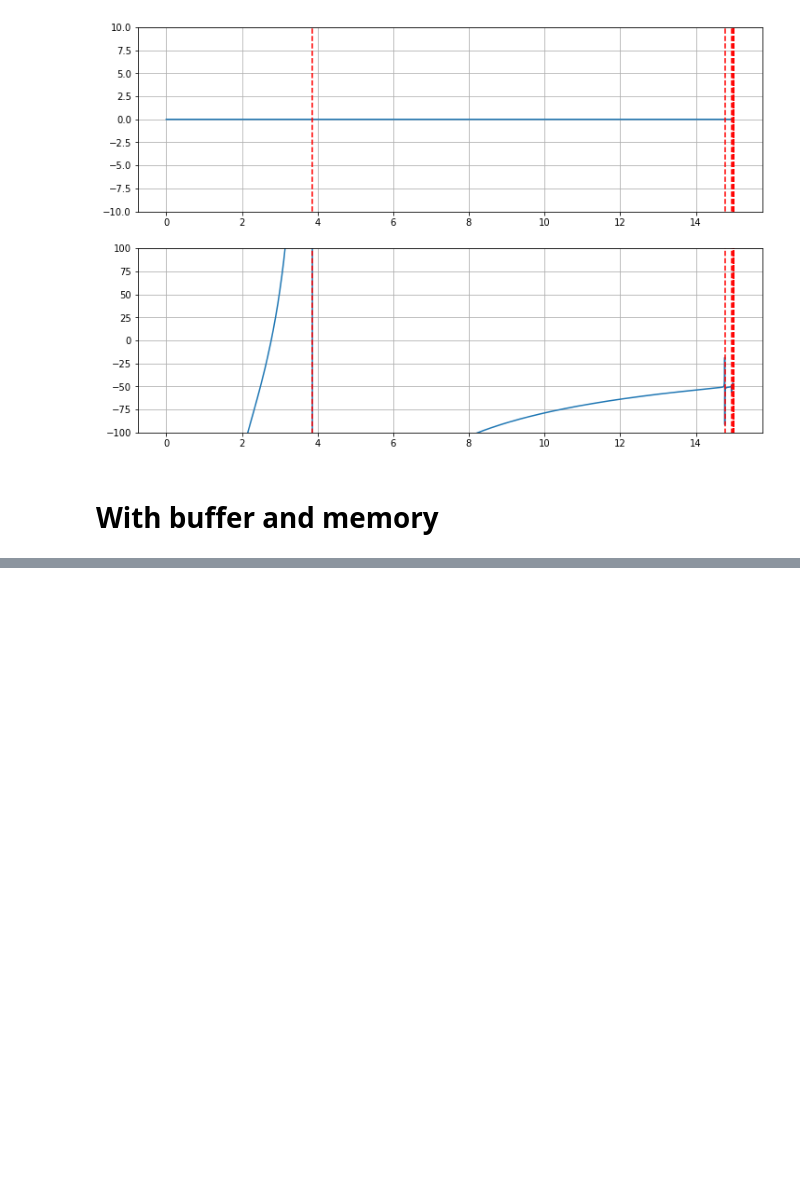
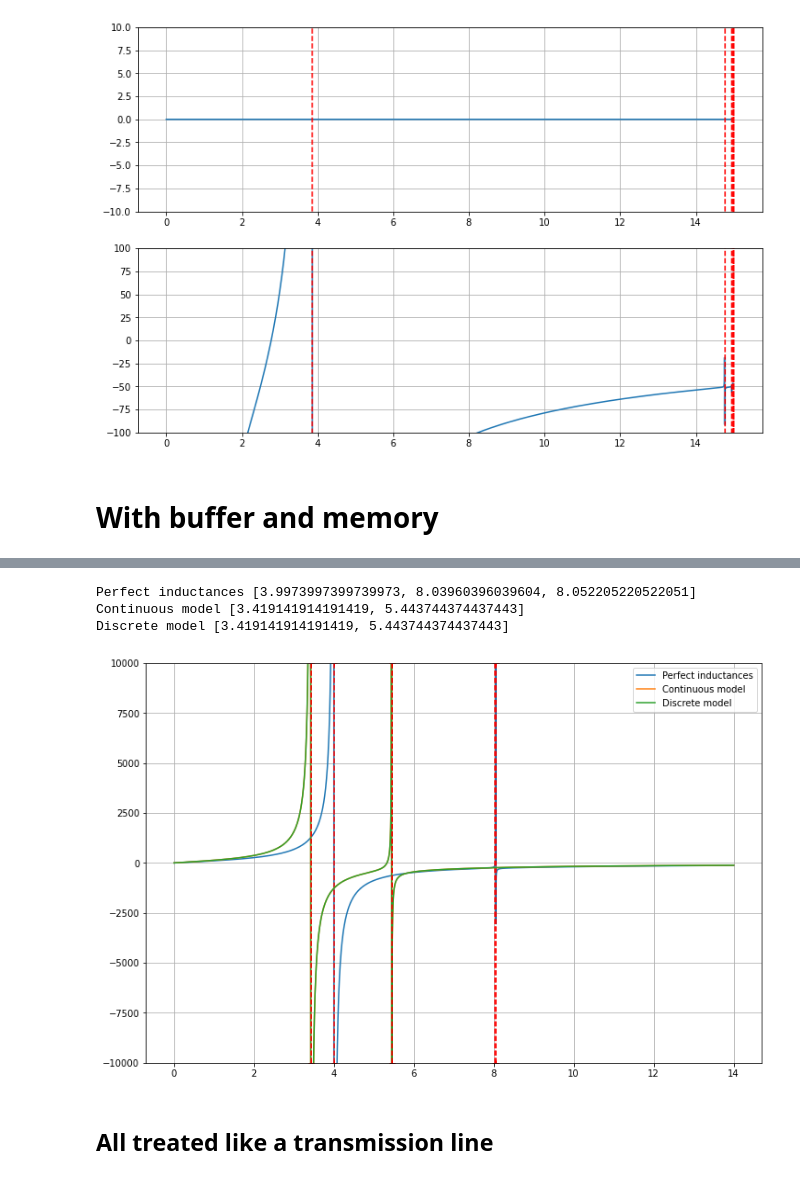
Before and after one commit to RemiRousseau/JJarray_formal, a Jupyter notebook: formal_lossy_3.ipynb, the cells around one changed output, grey strips where cells are left out. Cells and saved outputs as stored; diff of their text form; code cells hidden in the pictures; blank space fills up the shorter version.

```diff
--- a/formal_lossy_3.ipynb
+++ b/formal_lossy_3.ipynb
@@ -193,20 +193,22 @@ plt.show()
 # %% [markdown]
 # With buffer and memory
 # %%
-f_p =  18
+f_p =  15
 
 n_jct_memory = 25
 L_memory = 15
 lj_mem = L_memory/n_jct_memory
 cj_mem = 1/(lj_mem*(f_p*2*np.pi)**2)
-ct_mem = 8.358e-5
+#ct_mem = 8.358e-5
+ct_mem = 1e-4
 
-L_ats = 3.5
+L_ats = 4
 
 n_jct_buffer = 9
 L_buffer = 3.5
 lj_buf = L_buffer/n_jct_buffer
 cj_buf = 1/(lj_buf*(f_p*2*np.pi)**2)
-ct_buf = 6.8318e-5
+#ct_buf = 6.8318e-5
+ct_buf = 9.2e-5
 
 cg = 1e-9
@@ -236,7 +230,7 @@ zs = lambda _w, _lj, _cj: 1j*lj*_w/(1-_lj*_cj*_w**2)
 def z_in_perf(w):
     zs_mem = 1j*L_memory*w
     yt_mem = 1j*ct_mem*w
-    y_ats = 1/(1j*L_ats*w)
+    y_ats = 1/(1j*L_ats/5*w)
     zs_buf = 1j*L_buffer*w
     yt_buf = 1j*ct_buf*w
 
@@ -313,3 +307,34 @@ for w in tqdm(ws):
     z_in_v_perf.append(z_in_perf(w))
     z_in_v_cont.append(z_in_trans_continue(w))
     z_in_v_discr.append(z_in_trans_discret(w))
+# %%
+def get_poles(vals, threshold= 15):
+    vals = np.array(vals)
+    sgn_multi = np.sign(vals)
+    eigen_ind_multi = [ind for ind, test in enumerate(sgn_multi[:-1] * sgn_multi[1:] == -1) if test]
+    return [ws[ind]/2/np.pi for ind in eigen_ind_multi if abs(vals[ind-1] - vals[ind])>threshold]
+# %%
+z_work_l = [z_in_v_perf, z_in_v_cont, z_in_v_discr]
+z_names = ["Perfect inductances", "Continuous model", "Discrete model"]
+
+fig,axs = plt.subplots(figsize=(12,8))
+ylim = 1e4
+for z_w, name in zip(z_work_l, z_names):
+    eigen_f_multi = get_poles(z_w)
+    print(name, eigen_f_multi)
+
+    axs.plot(ws/2/np.pi,z_w, label = name)
+    for f in eigen_f_multi:
+        axs.plot([f,f],[-ylim,ylim],"+--",color="red")
+
+axs.grid()
+axs.set_ylim([-ylim,ylim])
+plt.legend()
+plt.show()
+# %% [output]
+Perfect inductances [3.9973997399739973, 8.03960396039604, 8.052205220522051]
+Continuous model [3.419141914191419, 5.443744374437443]
+Discrete model [3.419141914191419, 5.443744374437443]
+[figure, added]
+# %% [markdown]
+## All treated like a transmission line
```
Also changed, not shown: parts of 10 cells of this notebook, 1 other file.
